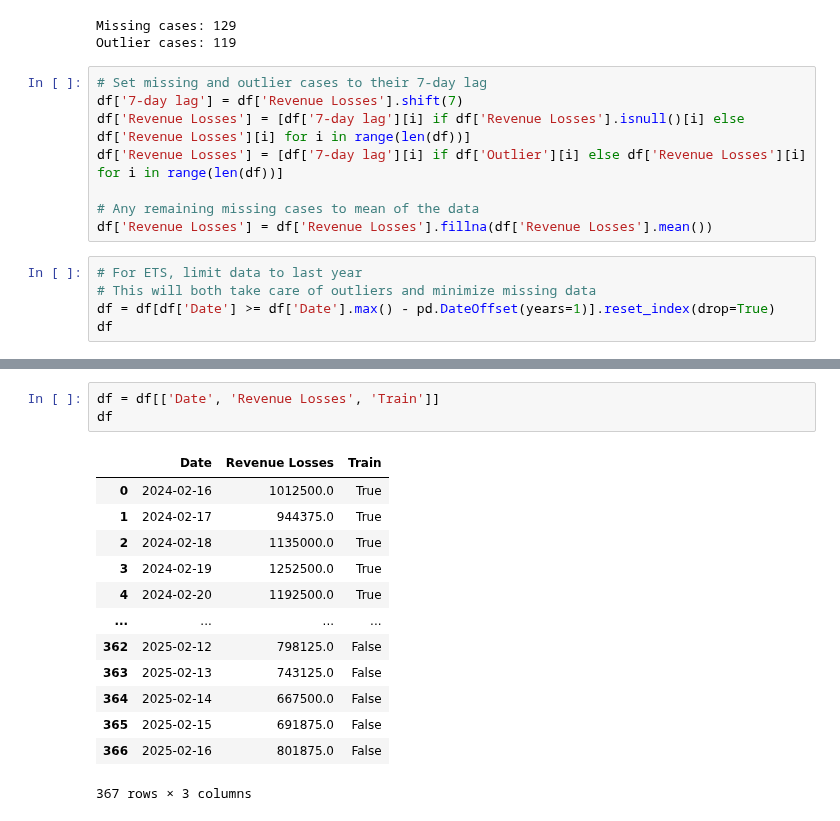
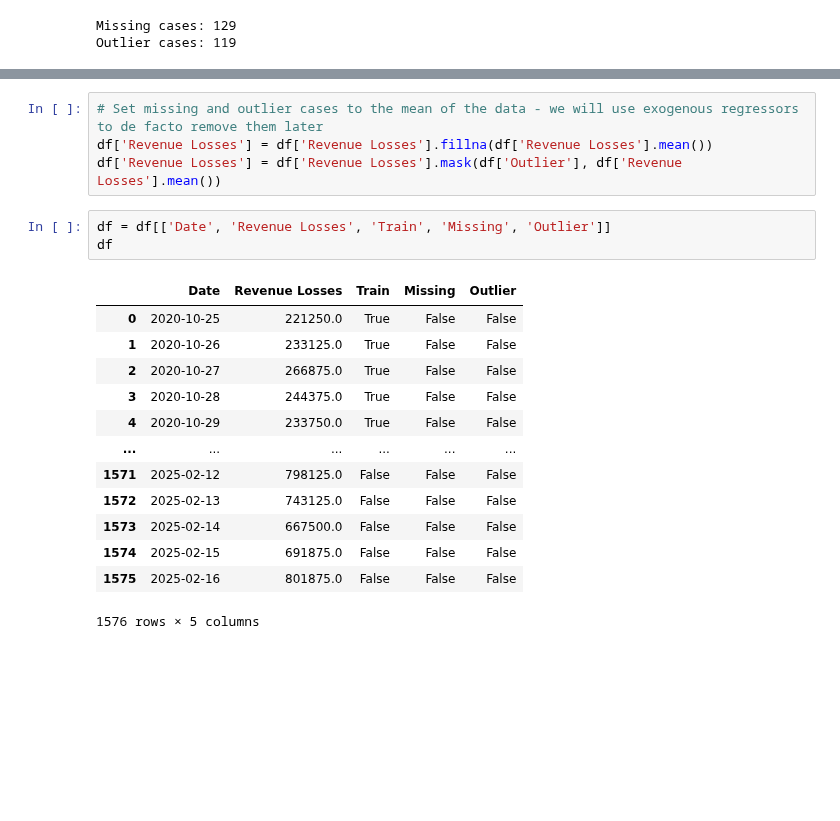
Before and after one commit to ijyliu/mcbroken-forecasting, a Jupyter notebook: Experimental Notebooks/Forecasts/ARIMA.ipynb, the cells around one changed output, grey strips where cells are left out. Saved outputs shown, nothing was run; the diff lists cells and outputs as text; blank space fills up the shorter version.

```diff
--- a/Experimental Notebooks/Forecasts/ARIMA.ipynb
+++ b/Experimental Notebooks/Forecasts/ARIMA.ipynb
@@ -38,16 +39,3 @@ print('Outlier cases:', df['Outlier'].sum())
 # %% [output]
 Missing cases: 129
 Outlier cases: 119
-# %%
-# Set missing and outlier cases to their 7-day lag
-df['7-day lag'] = df['Revenue Losses'].shift(7)
-df['Revenue Losses'] = [df['7-day lag'][i] if df['Revenue Losses'].isnull()[i] else df['Revenue Losses'][i] for i in range(len(df))]
-df['Revenue Losses'] = [df['7-day lag'][i] if df['Outlier'][i] else df['Revenue Losses'][i] for i in range(len(df))]
-
-# Any remaining missing cases to mean of the data
-df['Revenue Losses'] = df['Revenue Losses'].fillna(df['Revenue Losses'].mean())
-# %%
-# For ETS, limit data to last year
-# This will both take care of outliers and minimize missing data
-df = df[df['Date'] >= df['Date'].max() - pd.DateOffset(years=1)].reset_index(drop=True)
-df
@@ -75,17 +42,21 @@ Outlier cases: 35
+# %%
+# Set missing and outlier cases to the mean of the data - we will use exogenous regressors to de facto remove them later
+df['Revenue Losses'] = df['Revenue Losses'].fillna(df['Revenue Losses'].mean())
+df['Revenue Losses'] = df['Revenue Losses'].mask(df['Outlier'], df['Revenue Losses'].mean())
 # %%
-df = df[['Date', 'Revenue Losses', 'Train']]
+df = df[['Date', 'Revenue Losses', 'Train', 'Missing', 'Outlier']]
 df
 # %% [output]
-|  | Date | Revenue Losses | Train |
-| 0 | 2024-02-16 | 1012500.0 | True |
-| 1 | 2024-02-17 | 944375.0 | True |
-| 2 | 2024-02-18 | 1135000.0 | True |
-| 3 | 2024-02-19 | 1252500.0 | True |
-| 4 | 2024-02-20 | 1192500.0 | True |
-| ... | ... | ... | ... |
-| 362 | 2025-02-12 | 798125.0 | False |
-| 363 | 2025-02-13 | 743125.0 | False |
-| 364 | 2025-02-14 | 667500.0 | False |
-| 365 | 2025-02-15 | 691875.0 | False |
-| 366 | 2025-02-16 | 801875.0 | False |
+|  | Date | Revenue Losses | Train | Missing | Outlier |
+| 0 | 2020-10-25 | 221250.0 | True | False | False |
+| 1 | 2020-10-26 | 233125.0 | True | False | False |
+| 2 | 2020-10-27 | 266875.0 | True | False | False |
+| 3 | 2020-10-28 | 244375.0 | True | False | False |
+| 4 | 2020-10-29 | 233750.0 | True | False | False |
+| ... | ... | ... | ... | ... | ... |
+| 1571 | 2025-02-12 | 798125.0 | False | False | False |
+| 1572 | 2025-02-13 | 743125.0 | False | False | False |
+| 1573 | 2025-02-14 | 667500.0 | False | False | False |
+| 1574 | 2025-02-15 | 691875.0 | False | False | False |
+| 1575 | 2025-02-16 | 801875.0 | False | False | False |
-367 rows × 3 columns
+1576 rows × 5 columns
```
Also changed, not shown: parts of 20 cells of this notebook, 1 other file.
